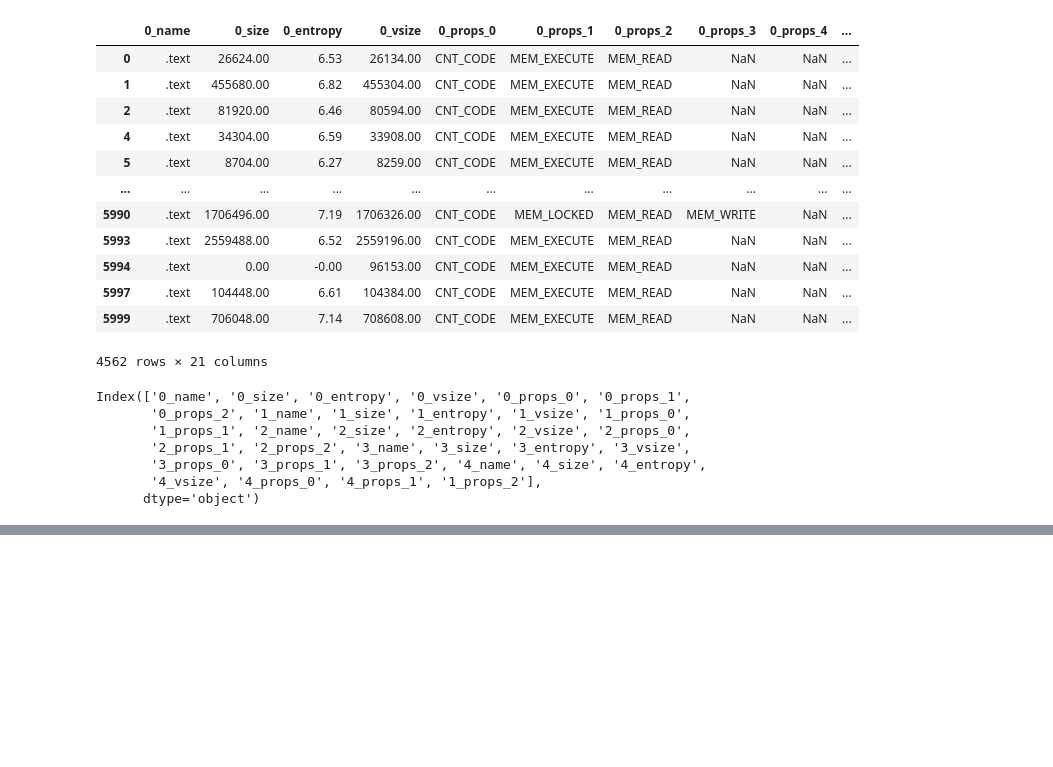
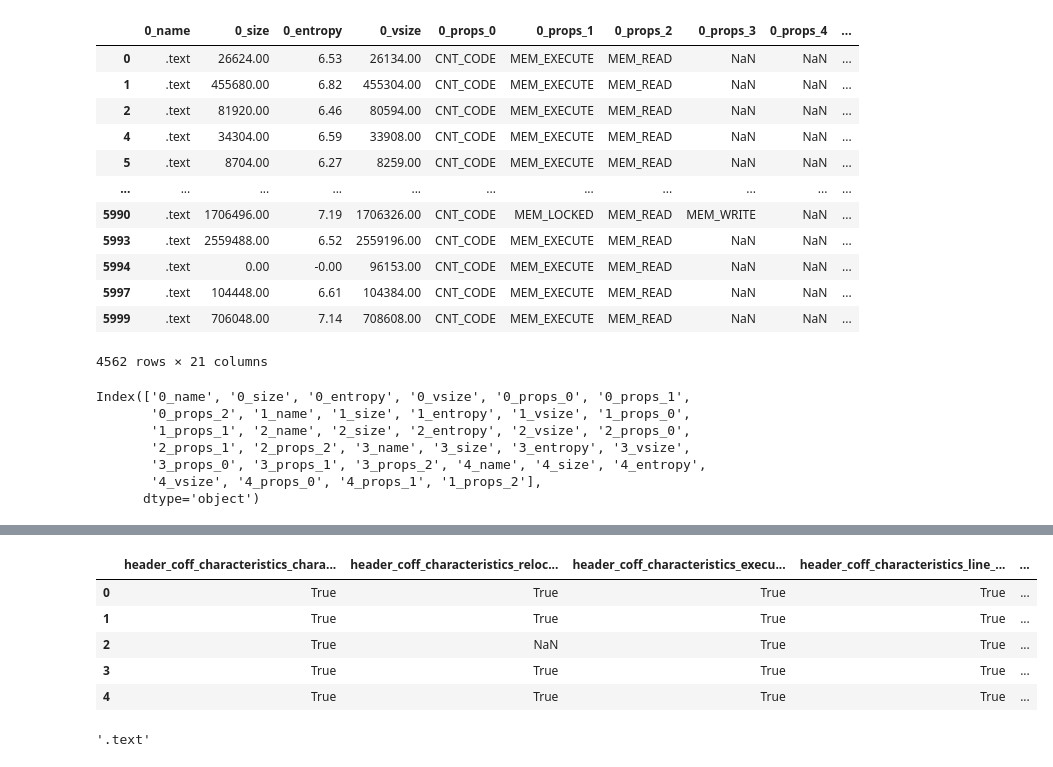
Before and after one commit to patrycjapiechowicz/cybersec, a Jupyter notebook: notebooks/feature_extractor_updated.ipynb, the cells around one changed output, grey strips where cells are left out. Drawn from its saved outputs; the diff is of its cells as text; code cells hidden in the pictures; blank space fills up the shorter version.

```diff
--- a/notebooks/feature_extractor_updated.ipynb
+++ b/notebooks/feature_extractor_updated.ipynb
@@ -303,0 +598,5 @@ pd.set_option('display.float_format', '{:.2f}'.format)
+# %%
+
+# 1. read datas
+data_path = 'sample_data_6k.jsonl'
+data = read_data(data_path, limiter=500)
@@ -303,0 +623,43 @@ pd.set_option('display.float_format', '{:.2f}'.format)
+# %%
+
+# 2. iterate over dataset
+flatten_dataset = []
+for sample in data:
+    # version 1 dummy way
+    # flat = flatten_json(sample)
+    # flatten_dataset.append(flat)
+    # collect transformed values for each sample
+
+    # version 2
+    transformed = {}
+
+#     transformed.update(get_simple_column(sample))
+#     transformed.update(get_simple_list_from_column(sample))
+#     transformed.update(get_features_from_dict_column(sample, columns = "strings"))
+#     transformed.update(get_features_from_dict_column(sample, columns = "general"))
+#     transformed.update(get_features_from_dict_column(sample, columns = "imports"))
+    transformed.update(get_features_from_header(sample))
+#    transformed.update(get_features_from_section(sample))
+#    transformed.update(get_features_from_datadirectories(sample))
+
+
+    # here we fill with transform data
+    flatten_dataset.append(transformed)
+
+
+all_keys = set().union(*(d.keys() for d in flatten_dataset))
+# %%
+df= pd.DataFrame(flatten_dataset)
+# %%
+df.head()
+# %% [output]
+|  | header_coff_characteristics_chara... | header_coff_characteristics_reloc... | header_coff_characteristics_execu... | header_coff_characteristics_line_... | ... |
+| 0 | True | True | True | True | ... |
+| 1 | True | True | True | True | ... |
+| 2 | True | NaN | True | True | ... |
+| 3 | True | True | True | True | ... |
+| 4 | True | True | True | True | ... |
+# %%
+data[150]['section']['entry']
+# %% [output]
+'.text'
```
Also changed, not shown: parts of 14 cells of this notebook, 3 other files.
